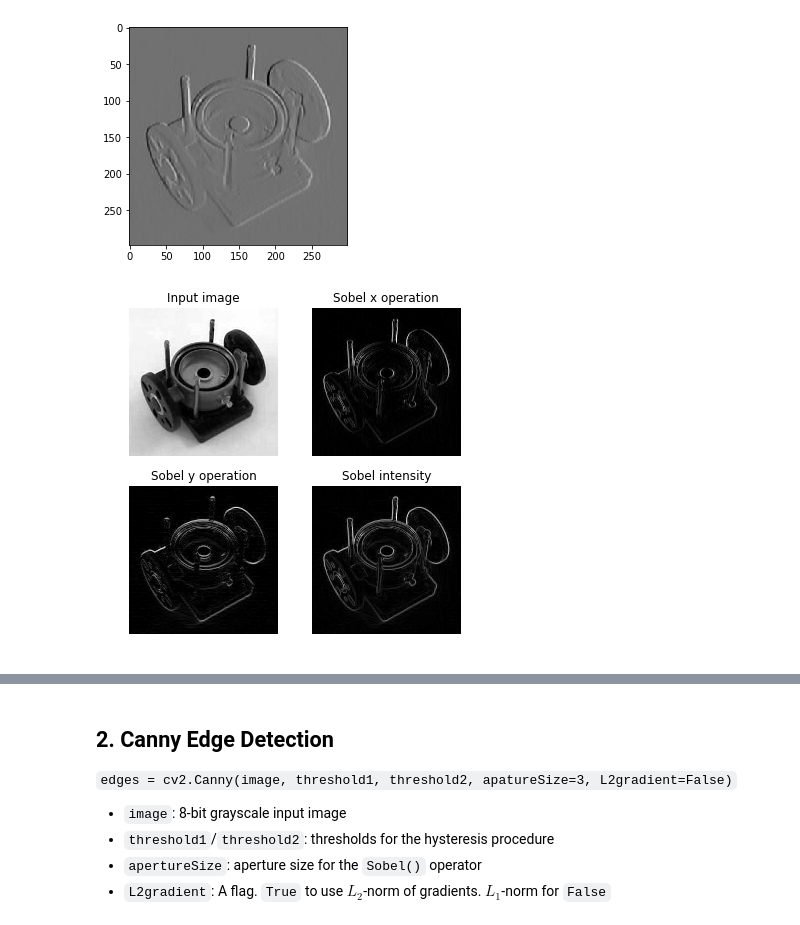
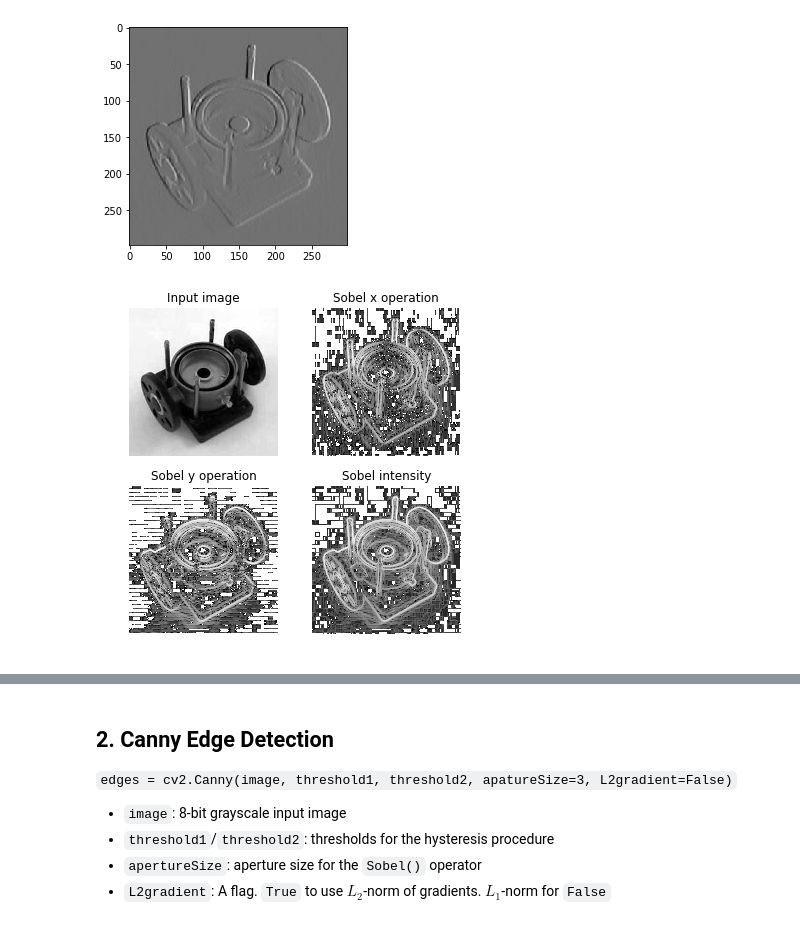
Before and after one commit to vafaei-ar/DSWSs, a Jupyter notebook: S06/notebooks/Intro_image_processing.ipynb, the cells around one changed output, grey strips where cells are left out. Saved outputs shown, nothing was run; the diff lists cells and outputs as text; code cells hidden in the pictures.

```diff
--- a/S06/notebooks/Intro_image_processing.ipynb
+++ b/S06/notebooks/Intro_image_processing.ipynb
@@ -144,17 +231,17 @@ plt.imshow(sobelx, cmap='gray')
 # %%
 # sobel operations and its magnitudes
 sobelx = cv2.Sobel(input_image, cv2.CV_64F, 1, 0)
 sobely = cv2.Sobel(input_image, cv2.CV_64F, 0, 1)
 sobel = cv2.sqrt(cv2.addWeighted(cv2.pow(sobelx, 2.0), 1.0, cv2.pow(sobely, 2.0), 1.0, 0.0))
 
 plt.figure(figsize=(6, 6));
 plt.subplot(2, 2, 1); plt.title('Input image'); plt.axis('off');
 plt.imshow(input_image, cmap='gray');
 plt.subplot(2, 2, 2); plt.title('Sobel x operation'); plt.axis('off');
-plt.imshow(cv2.absdiff(sobelx, 0.0), cmap='gray')
+plt.imshow(cv2.absdiff(sobelx, 0.0), cmap='gray',norm=LogNorm())
 plt.subplot(2, 2, 3); plt.title('Sobel y operation'); plt.axis('off');
-plt.imshow(cv2.absdiff(sobely, 0.0), cmap='gray');
+plt.imshow(cv2.absdiff(sobely, 0.0), cmap='gray',norm=LogNorm());
 plt.subplot(2, 2, 4); plt.title('Sobel intensity'); plt.axis('off');
-plt.imshow(sobel, cmap='gray');
+plt.imshow(sobel, cmap='gray',norm=LogNorm());
 # %% [output]
-[figure, old version]
+[figure, new version]
```
Also changed, not shown: parts of 27 cells of this notebook, 40 other files.
